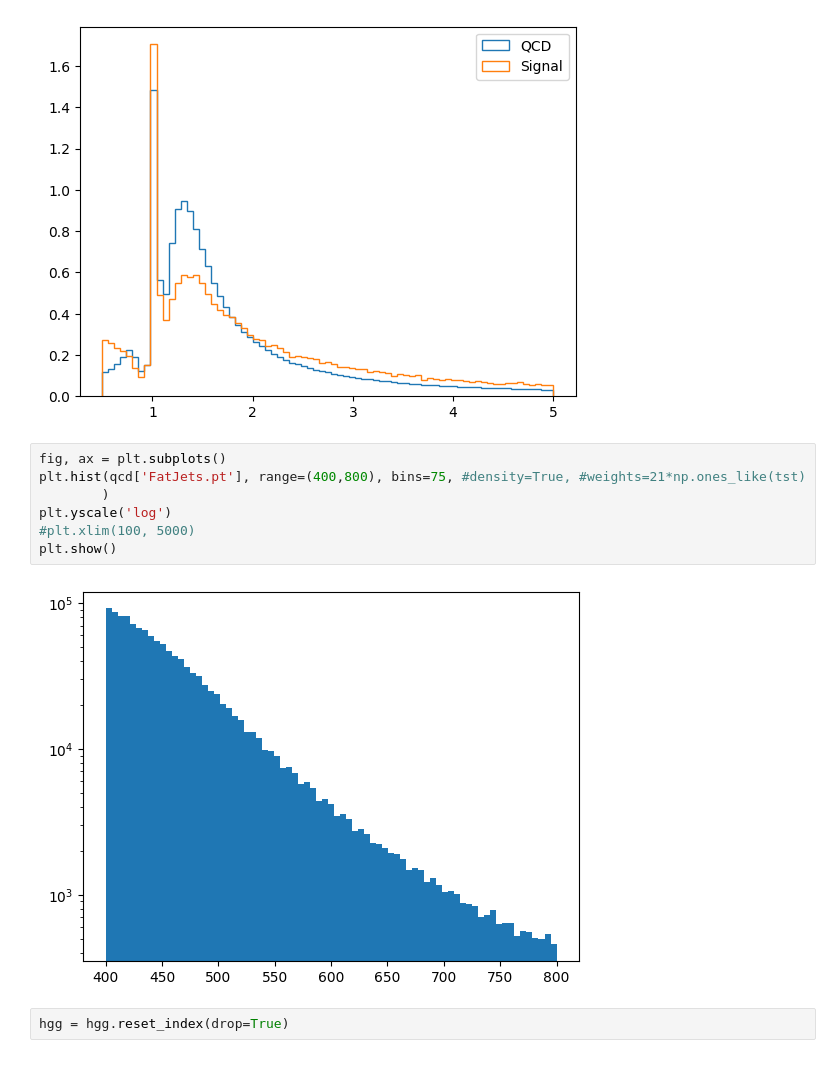
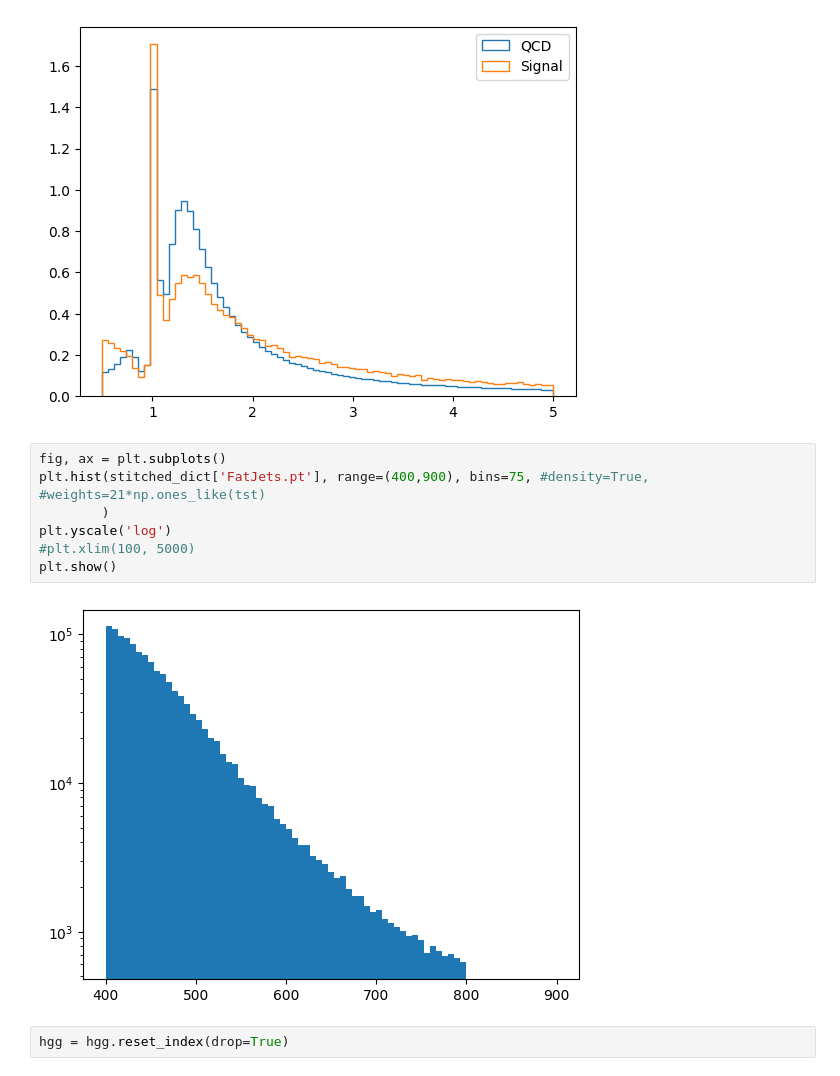
Before and after one commit to cmoore24-24/hgg, a Jupyter notebook: notebooks/skims/sample_stitching/data_combing.ipynb, the cells around one changed output. Saved outputs shown, nothing was run; the diff lists cells and outputs as text.

```diff
--- a/notebooks/skims/sample_stitching/data_combing.ipynb
+++ b/notebooks/skims/sample_stitching/data_combing.ipynb
@@ -62,13 +60,13 @@ plt.show()
 [figure]
 # %%
 fig, ax = plt.subplots()
-plt.hist(qcd['FatJets.pt'], range=(400,800), bins=75, #density=True, #weights=21*np.ones_like(tst)
+plt.hist(stitched_dict['FatJets.pt'], range=(400,900), bins=75, #density=True, #weights=21*np.ones_like(tst)
         )
 plt.yscale('log')
 #plt.xlim(100, 5000)
 plt.show()
 # %% [output]
-[figure, old version]
+[figure, new version]
 # %%
 hgg = hgg.reset_index(drop=True)
 # %%
```
Also changed, not shown: parts of 7 cells of this notebook, 3 other files.
